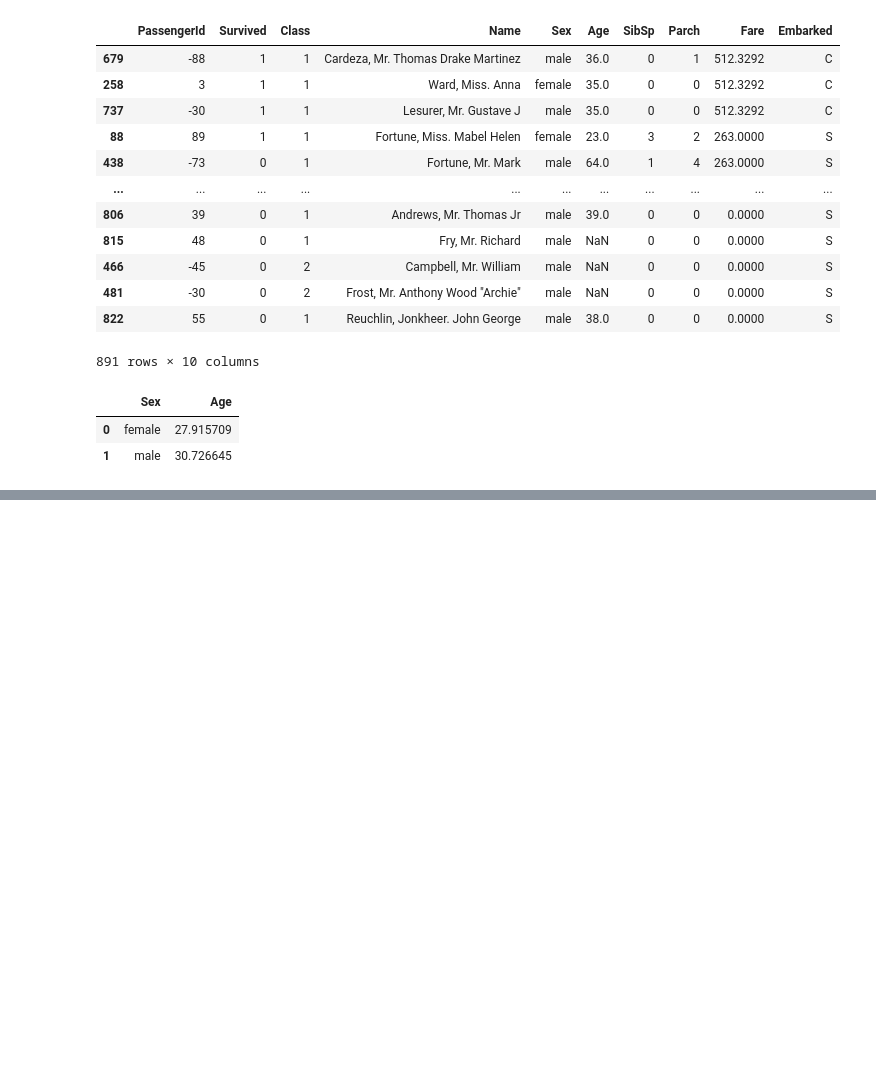
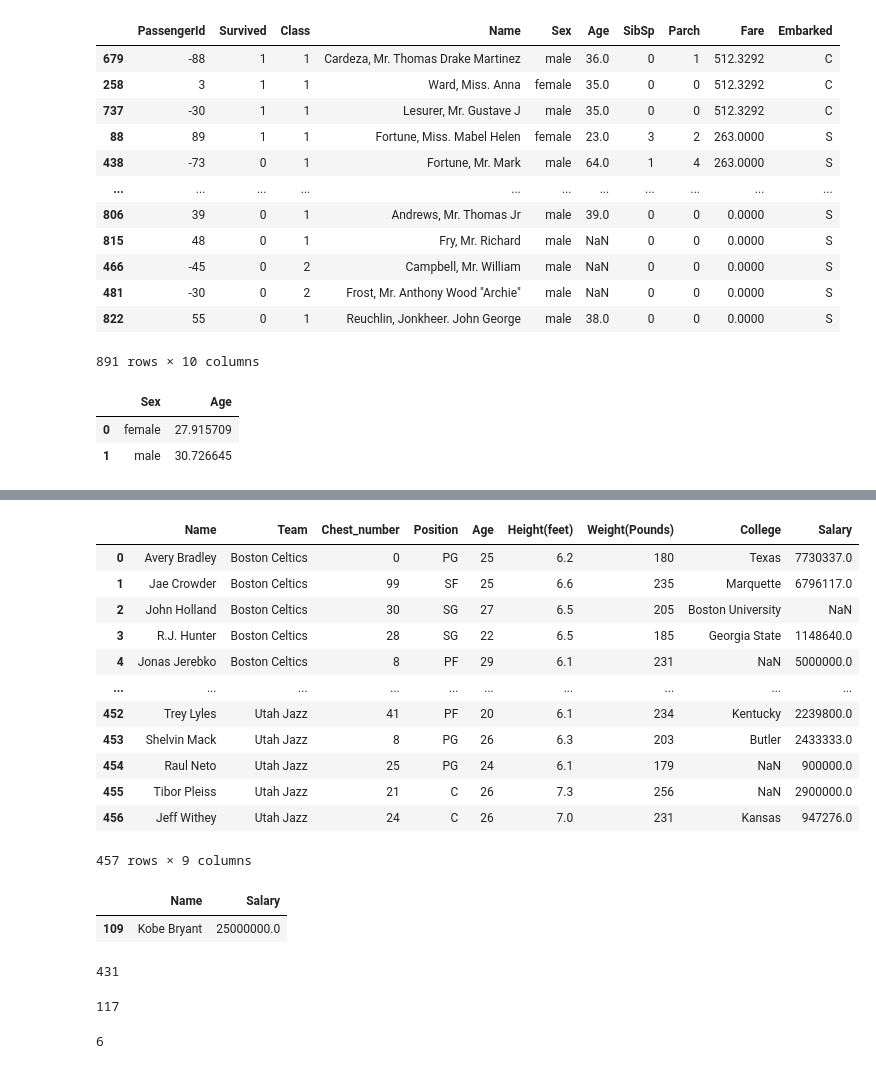
Before and after one commit to pedd1-Srividya/DS-AI-ML-And-Web-Devolopment-Practice, a Jupyter notebook: DS_ML_AI.ipynb, the cells around one changed output, grey strips where cells are left out. Drawn from its saved outputs; the diff is of its cells as text; code cells hidden in the pictures; blank space fills up the shorter version.

```diff
--- a/DS_ML_AI.ipynb
+++ b/DS_ML_AI.ipynb
@@ -1704,0 +1782,46 @@ df.groupby(by='Sex')['Age'].mean().reset_index()
+# %%
+# Renaming the columns
+df.rename(columns={'Height(Inch)':'Height(feet)','Weight':'Weight(Pounds)','Number':'Chest_number'},inplace=True)
+# %%
+df
+# %% [output]
+|  | Name | Team | Chest_number | Position | Age | Height(feet) | Weight(Pounds) | College | Salary |
+| 0 | Avery Bradley | Boston Celtics | 0 | PG | 25 | 6.2 | 180 | Texas | 7730337.0 |
+| 1 | Jae Crowder | Boston Celtics | 99 | SF | 25 | 6.6 | 235 | Marquette | 6796117.0 |
+| 2 | John Holland | Boston Celtics | 30 | SG | 27 | 6.5 | 205 | Boston University | NaN |
+| 3 | R.J. Hunter | Boston Celtics | 28 | SG | 22 | 6.5 | 185 | Georgia State | 1148640.0 |
+| 4 | Jonas Jerebko | Boston Celtics | 8 | PF | 29 | 6.1 | 231 | NaN | 5000000.0 |
+| ... | ... | ... | ... | ... | ... | ... | ... | ... | ... |
+| 452 | Trey Lyles | Utah Jazz | 41 | PF | 20 | 6.1 | 234 | Kentucky | 2239800.0 |
+| 453 | Shelvin Mack | Utah Jazz | 8 | PG | 26 | 6.3 | 203 | Butler | 2433333.0 |
+| 454 | Raul Neto | Utah Jazz | 25 | PG | 24 | 6.1 | 179 | NaN | 900000.0 |
+| 455 | Tibor Pleiss | Utah Jazz | 21 | C | 26 | 7.3 | 256 | NaN | 2900000.0 |
+| 456 | Jeff Withey | Utah Jazz | 24 | C | 26 | 7.0 | 231 | Kansas | 947276.0 |
+457 rows × 9 columns
+# %%
+# @title Q1
+# Find the name of the player with highest salary
+df[(df['Salary']>=df['Salary'].max())][['Name','Salary']]
+# %% [output]
+|  | Name | Salary |
+| 109 | Kobe Bryant | 25000000.0 |
+# %%
+# @title Q2
+# Find the no. of players weighing above 180 pounds
+print(df[(df['Weight(Pounds)']>180)]['Weight(Pounds)'].count())
+# %% [output]
+431
+# %%
+# @title Q3
+# Filter out all the players with height less than 6.2 and count
+# the no. of players
+print(df[(df['Height(feet)']<6.2)]['Height(feet)'].count())
+# %% [output]
+117
+# %%
+# @title Q4
+# Filter the data with more than 35 years of age.
+# Find no. of records for "PF" position
+print(df[(df['Age']>35) & (df['Position']=='PF')]['Position'].count())
+# %% [output]
+6
```
Also changed, not shown: parts of 6 cells of this notebook.
